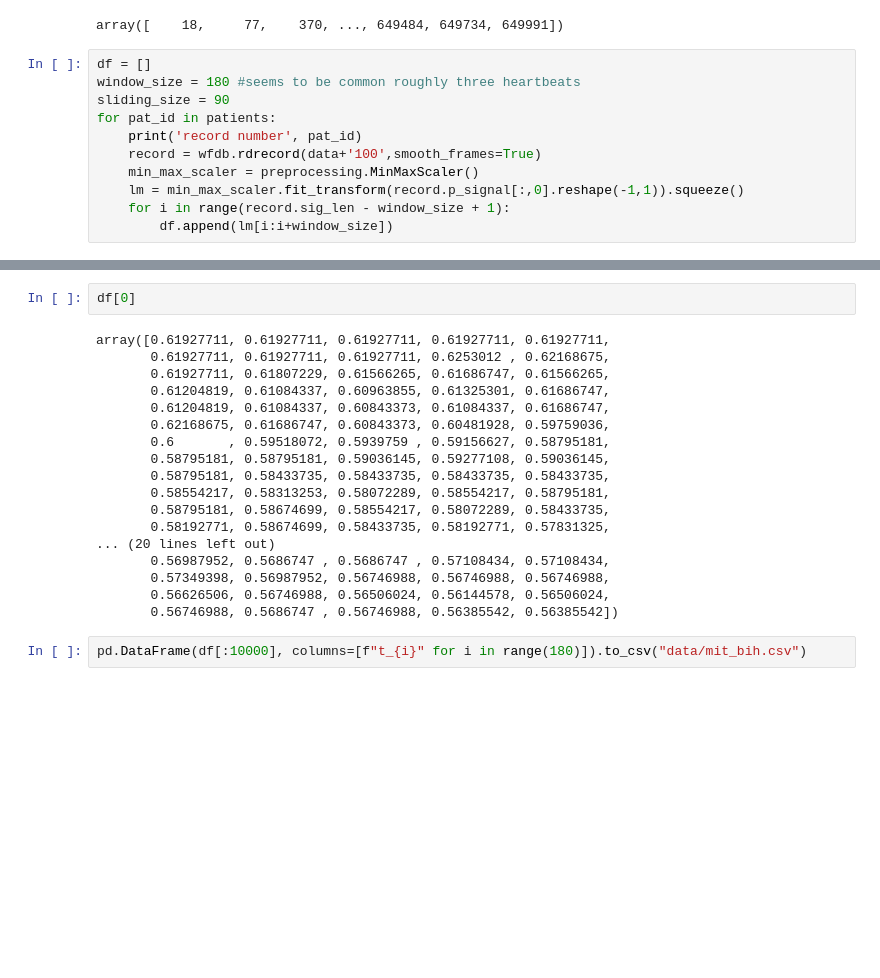
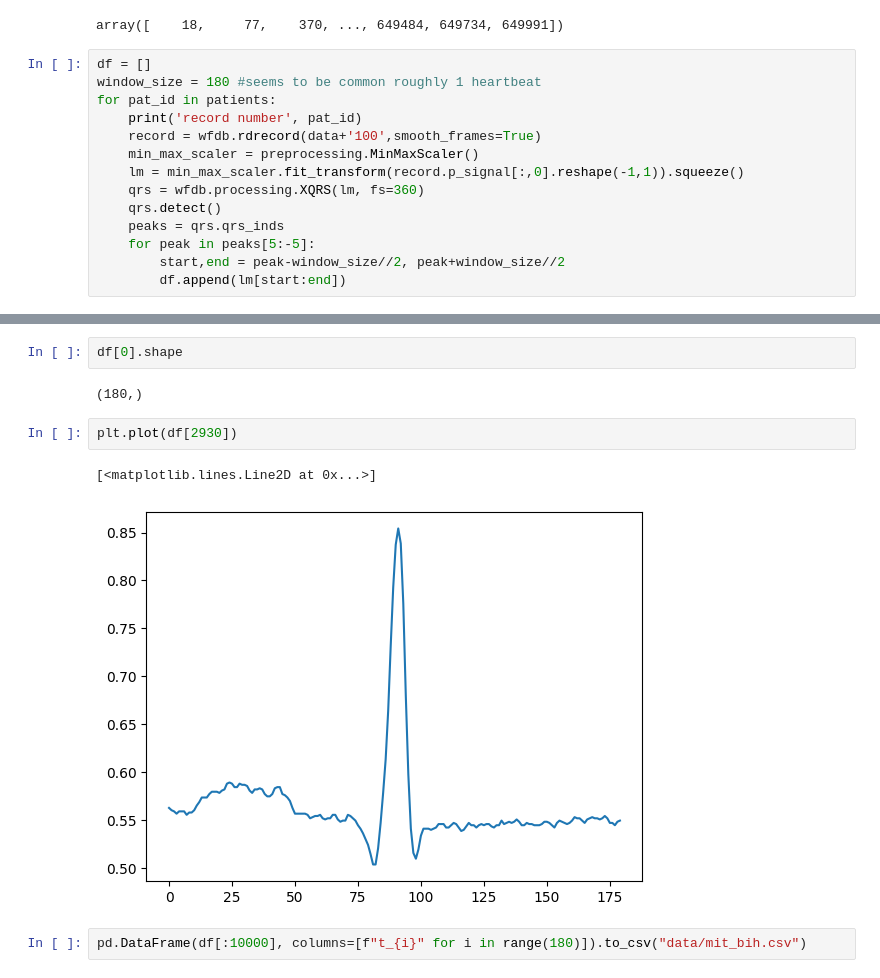
Before and after one commit to sjjtu/MAthesis, a Jupyter notebook: code/explore_mitbih.ipynb, the cells around one changed output, grey strips where cells are left out. Cells and saved outputs as stored; diff of their text form; blank space fills up the shorter version.

```diff
--- a/code/explore_mitbih.ipynb
+++ b/code/explore_mitbih.ipynb
@@ -104,14 +141,17 @@ ann.sample
 array([    18,     77,    370, ..., 649484, 649734, 649991])
 # %%
 df = []
-window_size = 180 #seems to be common roughly three heartbeats
-sliding_size = 90
+window_size = 180 #seems to be common roughly 1 heartbeat
 for pat_id in patients:
     print('record number', pat_id)
     record = wfdb.rdrecord(data+'100',smooth_frames=True)
     min_max_scaler = preprocessing.MinMaxScaler()
     lm = min_max_scaler.fit_transform(record.p_signal[:,0].reshape(-1,1)).squeeze()
-    for i in range(record.sig_len - window_size + 1):
-        df.append(lm[i:i+window_size])
+    qrs = wfdb.processing.XQRS(lm, fs=360)
+    qrs.detect()
+    peaks = qrs.qrs_inds
+    for peak in peaks[5:-5]:
+        start,end = peak-window_size//2, peak+window_size//2
+        df.append(lm[start:end])
 # %% [output]
 record number 100
@@ -138,22 +178,11 @@ len(df)
 # %%
-df[0]
+df[0].shape
 # %% [output]
-array([0.61927711, 0.61927711, 0.61927711, 0.61927711, 0.61927711,
-       0.61927711, 0.61927711, 0.61927711, 0.6253012 , 0.62168675,
-       0.61927711, 0.61807229, 0.61566265, 0.61686747, 0.61566265,
-       0.61204819, 0.61084337, 0.60963855, 0.61325301, 0.61686747,
-       0.61204819, 0.61084337, 0.60843373, 0.61084337, 0.61686747,
-       0.62168675, 0.61686747, 0.60843373, 0.60481928, 0.59759036,
-       0.6       , 0.59518072, 0.5939759 , 0.59156627, 0.58795181,
-       0.58795181, 0.58795181, 0.59036145, 0.59277108, 0.59036145,
-       0.58795181, 0.58433735, 0.58433735, 0.58433735, 0.58433735,
-       0.58554217, 0.58313253, 0.58072289, 0.58554217, 0.58795181,
-       0.58795181, 0.58674699, 0.58554217, 0.58072289, 0.58433735,
-       0.58192771, 0.58674699, 0.58433735, 0.58192771, 0.57831325,
-... (20 lines left out)
-       0.56987952, 0.5686747 , 0.5686747 , 0.57108434, 0.57108434,
-       0.57349398, 0.56987952, 0.56746988, 0.56746988, 0.56746988,
-       0.56626506, 0.56746988, 0.56506024, 0.56144578, 0.56506024,
-       0.56746988, 0.5686747 , 0.56746988, 0.56385542, 0.56385542])
+(180,)
+# %%
+plt.plot(df[2930])
+# %% [output]
+[<matplotlib.lines.Line2D at 0x...>]
+[figure, added]
 # %%
 pd.DataFrame(df[:10000], columns=[f"t_{i}" for i in range(180)]).to_csv("data/mit_bih.csv")
```
Also changed, not shown: parts of 9 cells of this notebook, 1 other file.
